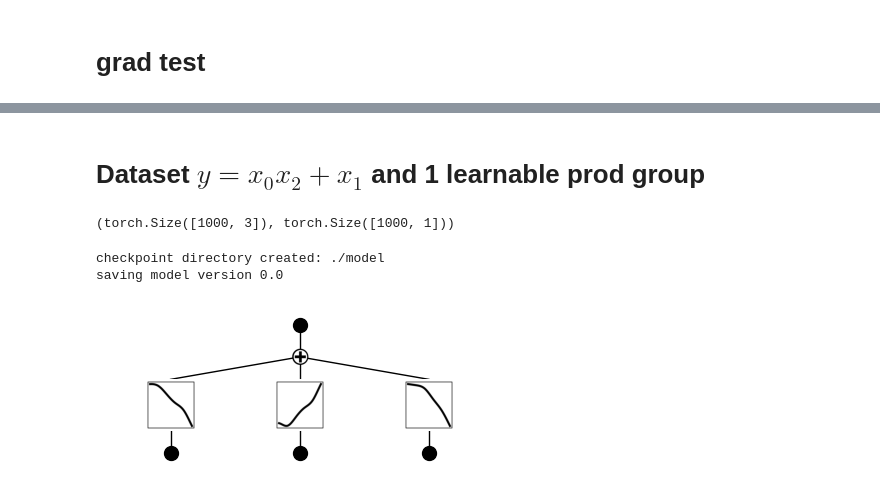
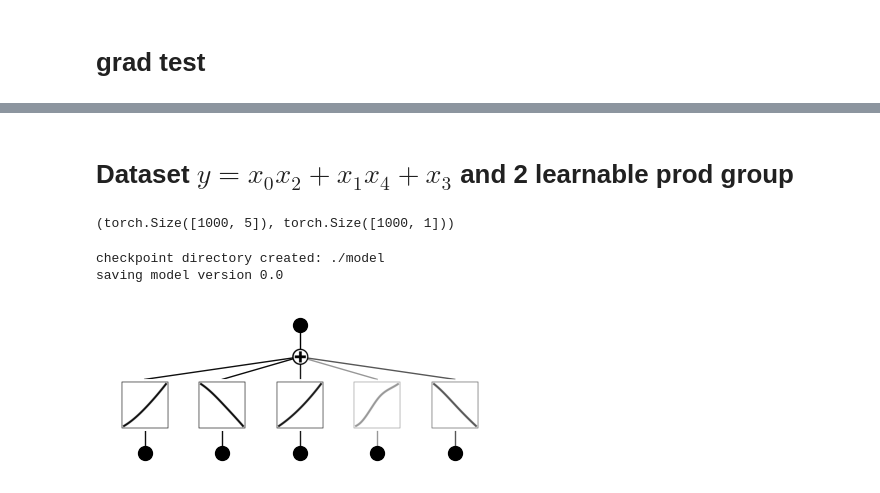
Before and after one commit to shdaig/NexusAriadne, a Jupyter notebook: kan_prod_group.ipynb, the cells around one changed output, grey strips where cells are left out. Drawn from its saved outputs; the diff is of its cells as text; code cells hidden in the pictures.

Commit message:
n // 2 prod groups added

```diff
--- a/kan_prod_group.ipynb
+++ b/kan_prod_group.ipynb
@@ -81,12 +88,12 @@ tensor([  6.7731, -10.7224,  -2.2134])
 # %% [markdown]
-# **Dataset** $y = x_0 x_2 + x_1$ and 1 learnable prod group
+# **Dataset** $y = x_0 x_2 + x_1 x_4 + x_3$ and 2 learnable prod group
 # %%
 end_range = 1.0
-start_range = -1.0
+start_range = 0.1
 num_samples = 1000
-x = (end_range - start_range) * torch.rand(num_samples + 200, 3) + start_range
+x = (end_range - start_range) * torch.rand(num_samples + 200, 5) + start_range
 # y = torch.sin(2 * torch.pi * x[:, 0]) + torch.sin(2 * torch.pi * x[:, 1])
-y = x[:, 0] * x[:, 2] + x[:, 1]
+y = x[:, 0] * x[:, 2] + x[:, 3] * x[:, 4] + x[:, 1]
 # y_class = torch.where(y > 0.5, 1.0, 0.0)
 dataset = {
     'train_input': x[:1000],
@@ -103,15 +110,15 @@ dataset['test_input'] = dataset['test_input'].to(device)
 dataset['test_label'] = dataset['test_label'].to(device)
 dataset['train_input'].shape, dataset['train_label'].shape
 # %% [output]
-(torch.Size([1000, 3]), torch.Size([1000, 1]))
+(torch.Size([1000, 5]), torch.Size([1000, 1]))
 # %%
-model = nexusKAN(width=[3, 1], grid=5, k=3, seed=42, device=device)
+model = nexusKAN(width=[5, 1], grid=5, k=3, seed=42, device=device)
 model(dataset['train_input'])
 model.plot()
 # %% [output]
 checkpoint directory created: ./model
 saving model version 0.0
-[figure, old version]
+[figure, new version]
 # %%
 optimizer = optim.Adam(model.parameters(), lr=0.1)
 # %%
```
Also changed, not shown: parts of 5 cells of this notebook, 1 other file.
